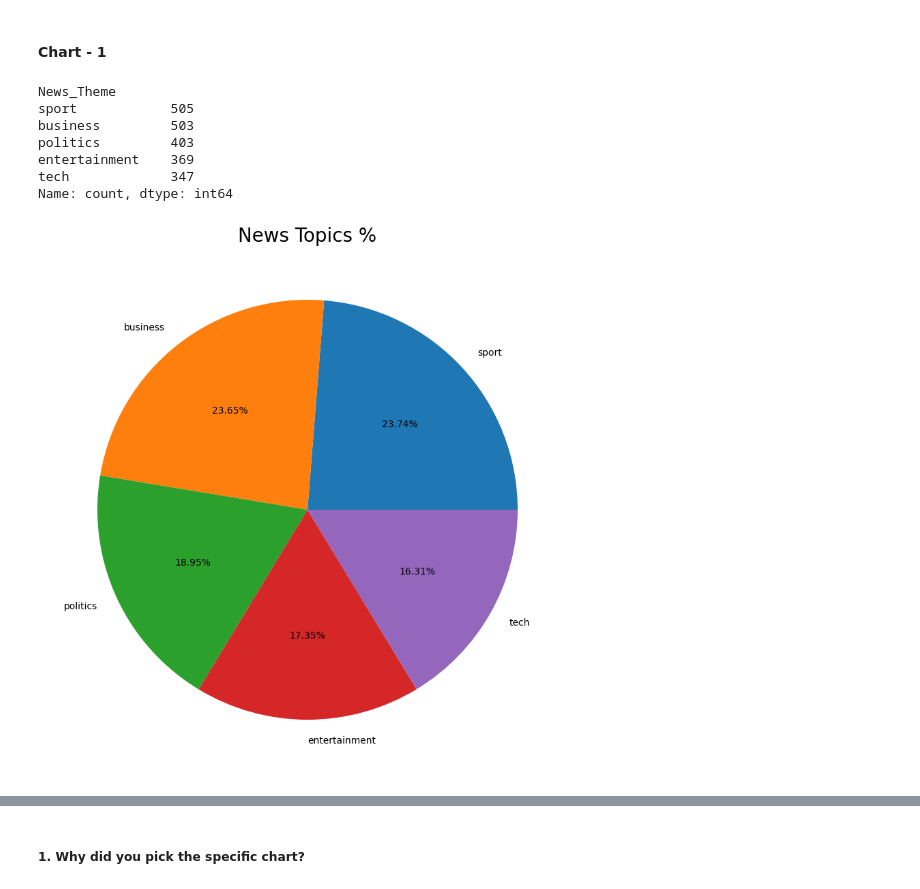
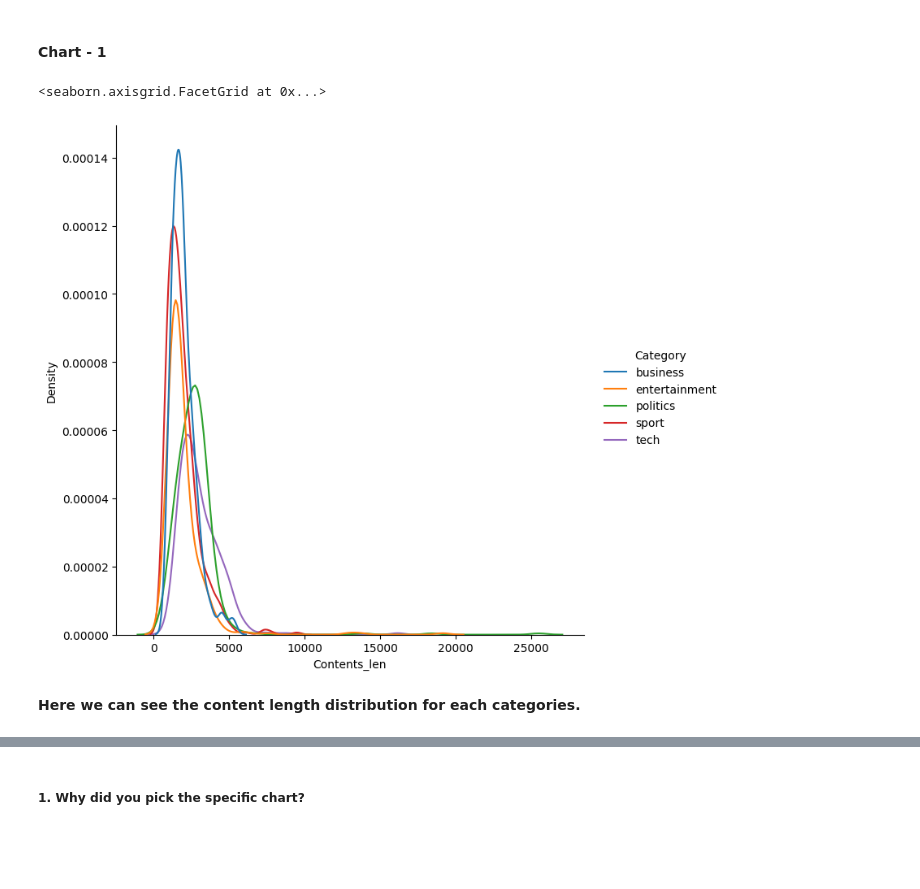
Before and after one commit to AkshayAI007/Topic-modelling-of-news-article-, a Jupyter notebook: Topic_Modelling_on_News_Articles.ipynb, the cells around one changed output, grey strips where cells are left out. Cells and saved outputs as stored; diff of their text form; code cells hidden in the pictures; blank space fills up the shorter version.

```diff
--- a/Topic_Modelling_on_News_Articles.ipynb
+++ b/Topic_Modelling_on_News_Articles.ipynb
@@ -279,22 +333,12 @@ None
 ## ***4. Data Vizualization, Storytelling & Experimenting with charts : Understand the relationships between variables***
 # %% [markdown]
 #### Chart - 1
-# %%
-# Chart - 1 visualization code
-a = df['News_Theme'].value_counts()
-a
-# %% [output]
-News_Theme
-sport            505
-business         503
-politics         403
-entertainment    369
-tech             347
-Name: count, dtype: int64
-# %%
-plt.figure(figsize = (10,10))
-plt.pie(a, autopct = '%0.2f%%' , labels = a.index)
-plt.title('News Topics %', size = 20)
-plt.show()
-# %% [output]
-[figure, removed]
+# %%
+# Chart - 1 visualization code
+#Dist plot for each category
+sns.displot(df, x="Contents_len", hue="Category", kind="kde",height=7,aspect =1 )
+# %% [output]
+<seaborn.axisgrid.FacetGrid at 0x...>
+[figure, added]
+# %% [markdown]
+**Here we can see the content length distribution for each categories.**
```
Also changed, not shown: parts of 133 cells of this notebook.
